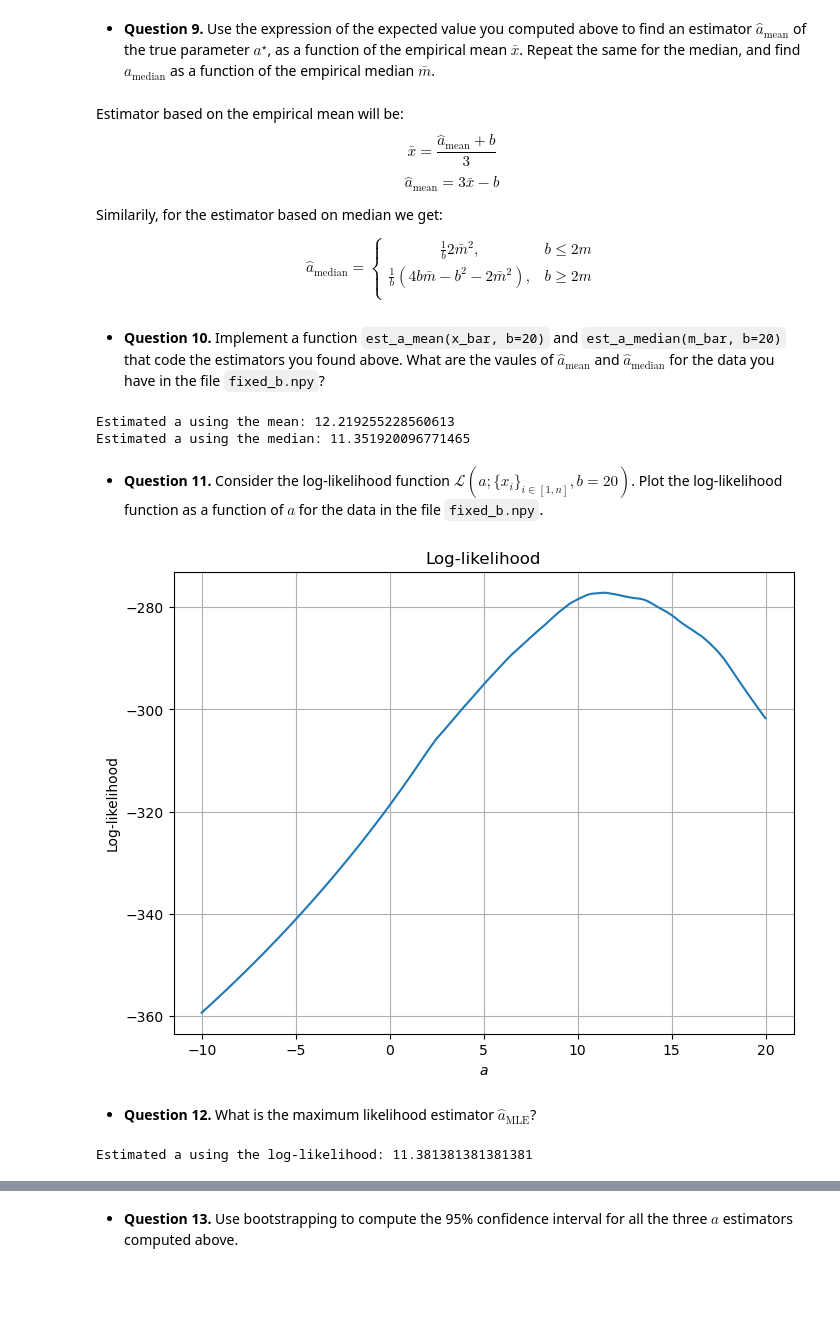
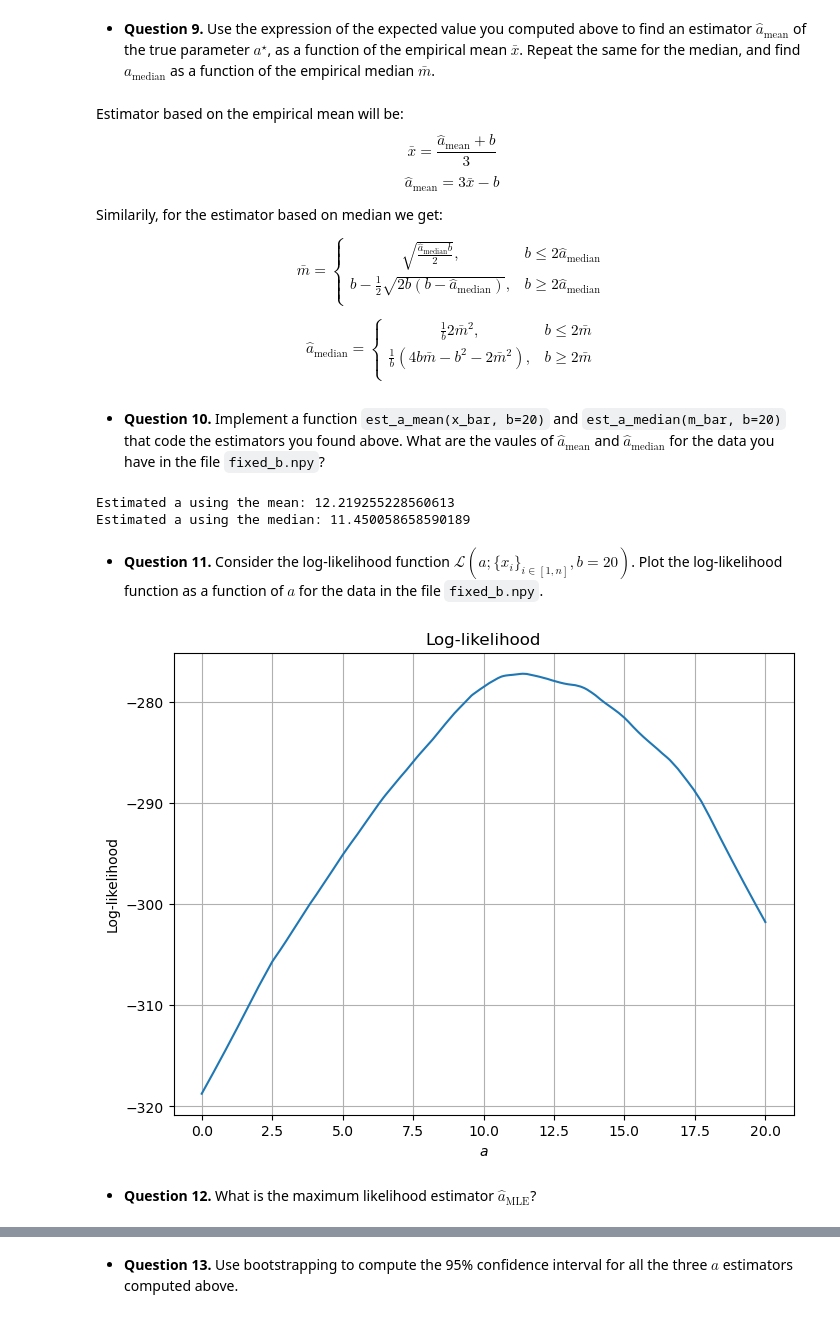
Before and after one commit to natasa-jovanovic/FundamentalLearningEPFL, a Jupyter notebook: Homework1/crack_the_code.ipynb, the cells around one changed output, grey strips where cells are left out. Saved outputs shown, nothing was run; the diff lists cells and outputs as text; code cells hidden in the pictures; blank space fills up the shorter version.

```diff
--- a/Homework1/crack_the_code.ipynb
+++ b/Homework1/crack_the_code.ipynb
@@ -166,11 +166,19 @@ $$\hat{a}_\text{mean} = 3\bar{x}-b$$
 
 Similarily, for the estimator based on median we get:
 
-$$\hat{a}_\text{median} = \left\{\begin{matrix}
-\frac{1}{b}2\bar{m}^2, &  b\le 2m \\
-\frac{1}{b}(4b\bar{m}-b^2-2\bar{m}^2), & b\ge 2m \\
+$$\bar{m} = \left\{\begin{matrix}
+\sqrt{\frac{\hat{a}_\text{median}b}{2}}, &  b\le 2\hat{a}_\text{median} \\
+b-\frac{1}{2}\sqrt{2b(b-\hat{a}_\text{median})}, & b\ge 2\hat{a}_\text{median} \\
 \end{matrix}\right.
 $$
+
+
+
+$$\hat{a}_\text{median} = \left\{\begin{matrix}
+\frac{1}{b}2\bar{m}^2, &  b\le 2\bar{m} \\
+\frac{1}{b}(4b\bar{m}-b^2-2\bar{m}^2), & b\ge 2\bar{m} \\
+\end{matrix}\right.
+$$
 # %% [markdown]
 - **Question 10.** Implement a function `est_a_mean(x_bar, b=20)` and `est_a_median(m_bar, b=20)` that code the estimators you found above. What are the vaules of $\hat a_\text{mean}$ and $\hat a_\text{median}$ for the data you have in the file `fixed_b.npy`?
 # %%
@@ -179,7 +187,7 @@ def est_a_mean(x_bar, b=20):
 
 def est_a_median(m_bar, b=20):
     m_bar = np.asarray(m_bar)
-    result = np.where(m_bar <= b / 2, 2 * m_bar**2 / b, (4 * b * m_bar - b**2 - 2 * m_bar**2) / b)
+    result = np.where(m_bar >= b / 2, 2 * m_bar**2 / b, (4 * b * m_bar - b**2 - 2 * m_bar**2) / b)
     return result
 
 a_mean = est_a_mean(mean)
@@ -189,30 +197,24 @@ a_median = est_a_median(median)
 print('Estimated a using the median:', a_median)
 # %% [output]
 Estimated a using the mean: 12.219255228560613
-Estimated a using the median: 11.351920096771465
+Estimated a using the median: 11.450058658590189
 # %% [markdown]
  - **Question 11.** Consider the log-likelihood function $\mathcal{L}(a;\{x_i\}_{i\in[1,n]},b=20)$. Plot the log-likelihood function as a function of $a$ for the data in the file `fixed_b.npy`.
 # %%
 def log_likelihood(x, a, b=20):
     return np.sum(np.log(pdf(x, a, b)))
 
-a_values = np.linspace(-10, 30, 1000)
+a_values = np.linspace(0, 20, 1000)
 log_likelihoods = [log_likelihood(x_fixed_b, a) for a in a_values]
 
 plt.figure(figsize=(8, 6))
 plt.title('Log-likelihood')
 plt.xlabel('$a$')
 plt.ylabel('Log-likelihood')
 plt.plot(a_values, log_likelihoods)
 plt.grid(True)
 plt.show()
 # %% [output]
-[figure, old version]
+[figure, new version]
 # %% [markdown]
  - **Question 12.** What is the maximum likelihood estimator $\hat a_\text{MLE}$?
-# %%
-a_hat = a_values[np.argmax(log_likelihoods)]
-
-print('Estimated a using the log-likelihood:', a_hat)
-# %% [output]
-Estimated a using the log-likelihood: 11.381381381381381
```
Also changed, not shown: parts of 14 cells of this notebook.
